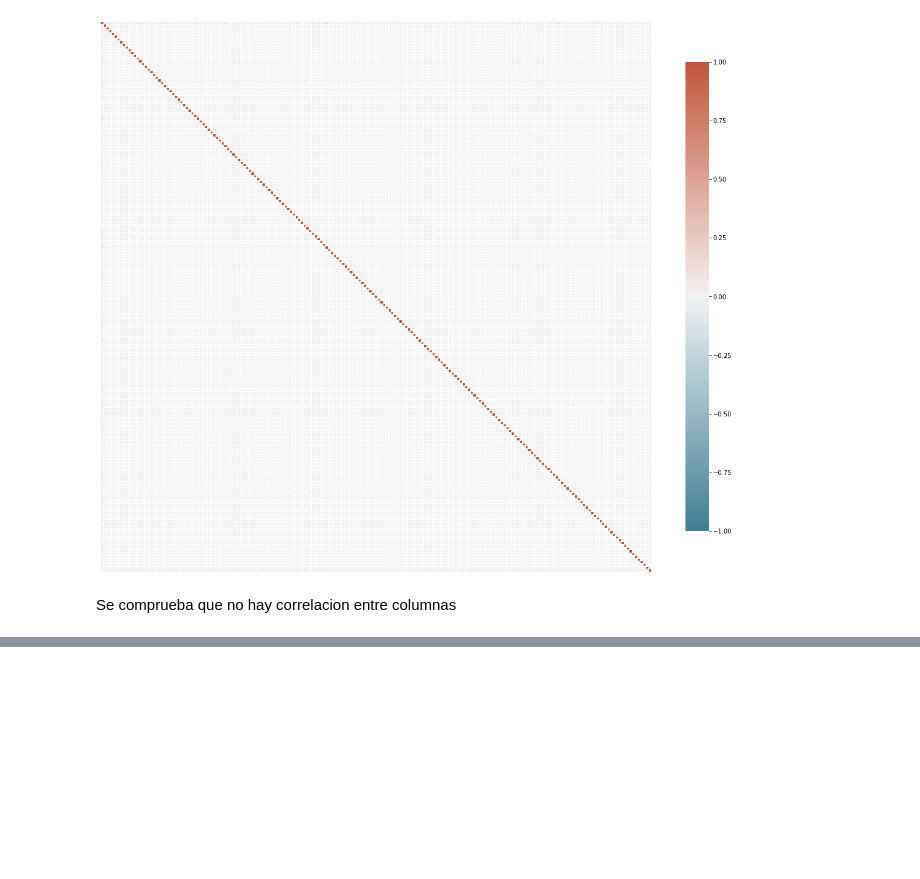
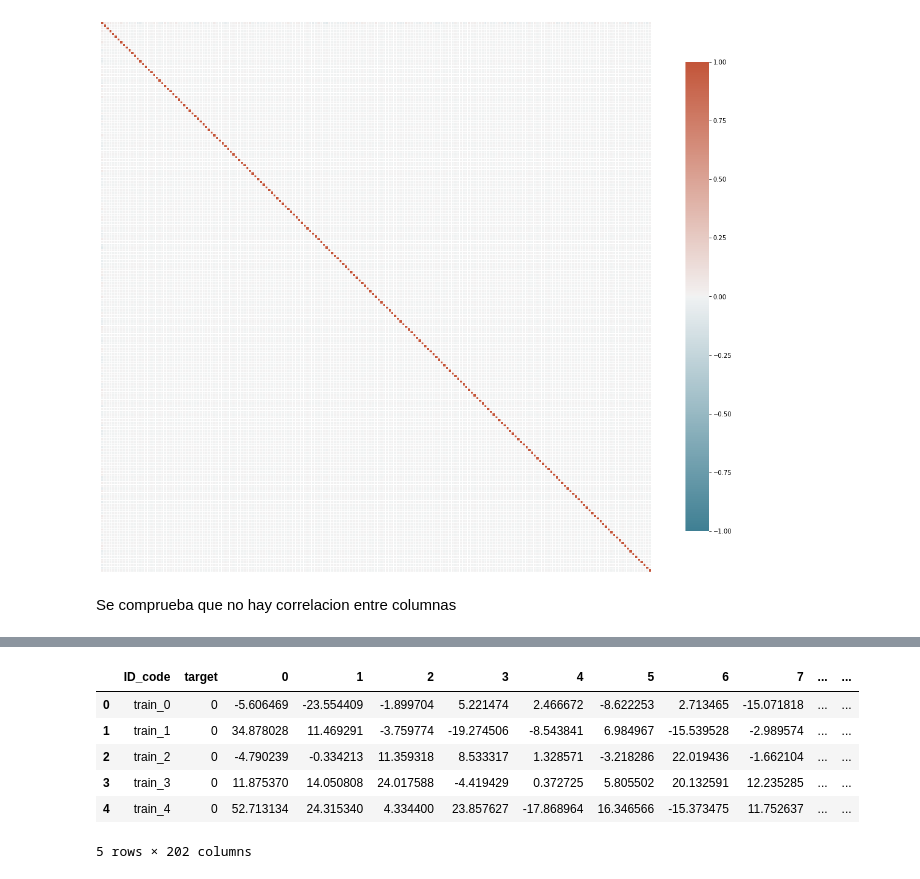
Before and after one commit to rodrigogalan/Proyecto_final, a Jupyter notebook: 1-Analysis.ipynb, the cells around one changed output, grey strips where cells are left out. Drawn from its saved outputs; the diff is of its cells as text; code cells hidden in the pictures; blank space fills up the shorter version.

```diff
--- a/1-Analysis.ipynb
+++ b/1-Analysis.ipynb
@@ -82,0 +155,13 @@ Se comprueba que no hay correlacion entre columnas
+# %%
+train_pca=pd.DataFrame(pca.fit_transform(train.drop(columns=['ID_code','target'])))
+train_pca.insert(0, 'target', train.target)
+train_pca.insert(0, 'ID_code', train.ID_code)
+train_pca.head()
+# %% [output]
+|  | ID_code | target | 0 | 1 | 2 | 3 | 4 | 5 | 6 | 7 | ... | ... |
+| 0 | train_0 | 0 | -5.606469 | -23.554409 | -1.899704 | 5.221474 | 2.466672 | -8.622253 | 2.713465 | -15.071818 | ... | ... |
+| 1 | train_1 | 0 | 34.878028 | 11.469291 | -3.759774 | -19.274506 | -8.543841 | 6.984967 | -15.539528 | -2.989574 | ... | ... |
+| 2 | train_2 | 0 | -4.790239 | -0.334213 | 11.359318 | 8.533317 | 1.328571 | -3.218286 | 22.019436 | -1.662104 | ... | ... |
+| 3 | train_3 | 0 | 11.875370 | 14.050808 | 24.017588 | -4.419429 | 0.372725 | 5.805502 | 20.132591 | 12.235285 | ... | ... |
+| 4 | train_4 | 0 | 52.713134 | 24.315340 | 4.334400 | 23.857627 | -17.868964 | 16.346566 | -15.373475 | 11.752637 | ... | ... |
+5 rows × 202 columns
```
Also changed, not shown: parts of 18 cells of this notebook, 2 other files.
